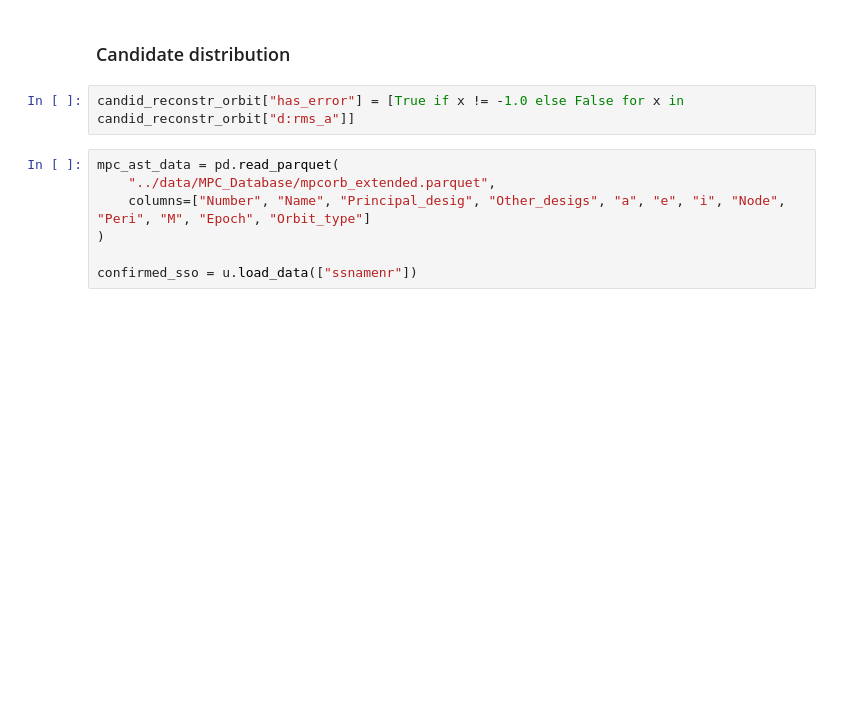
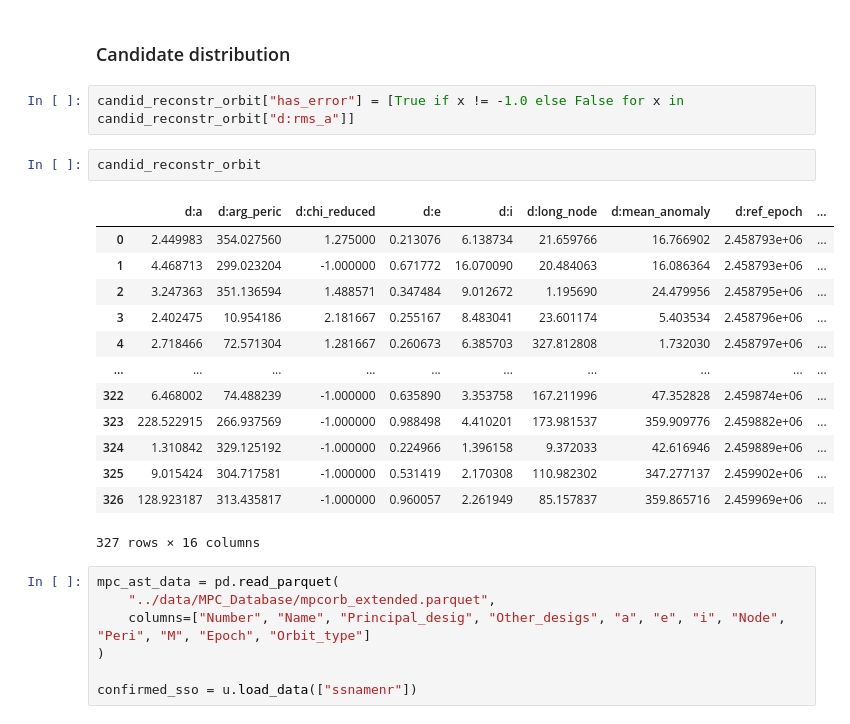
Before and after one commit to FusRoman/fink-fat, a Jupyter notebook: notebook/results_analysis/candidates_fink_fat.ipynb, the cells around one changed output. Saved outputs shown, nothing was run; the diff lists cells and outputs as text; blank space fills up the shorter version.

```diff
--- a/notebook/results_analysis/candidates_fink_fat.ipynb
+++ b/notebook/results_analysis/candidates_fink_fat.ipynb
@@ -195,6 +227,22 @@ pure_obj
 ### Candidate distribution
 # %%
 candid_reconstr_orbit["has_error"] = [True if x != -1.0 else False for x in  candid_reconstr_orbit["d:rms_a"]]
+# %%
+candid_reconstr_orbit
+# %% [output]
+|  | d:a | d:arg_peric | d:chi_reduced | d:e | d:i | d:long_node | d:mean_anomaly | d:ref_epoch | ... |
+| 0 | 2.449983 | 354.027560 | 1.275000 | 0.213076 | 6.138734 | 21.659766 | 16.766902 | 2.458793e+06 | ... |
+| 1 | 4.468713 | 299.023204 | -1.000000 | 0.671772 | 16.070090 | 20.484063 | 16.086364 | 2.458793e+06 | ... |
+| 2 | 3.247363 | 351.136594 | 1.488571 | 0.347484 | 9.012672 | 1.195690 | 24.479956 | 2.458795e+06 | ... |
+| 3 | 2.402475 | 10.954186 | 2.181667 | 0.255167 | 8.483041 | 23.601174 | 5.403534 | 2.458796e+06 | ... |
+| 4 | 2.718466 | 72.571304 | 1.281667 | 0.260673 | 6.385703 | 327.812808 | 1.732030 | 2.458797e+06 | ... |
+| ... | ... | ... | ... | ... | ... | ... | ... | ... | ... |
+| 322 | 6.468002 | 74.488239 | -1.000000 | 0.635890 | 3.353758 | 167.211996 | 47.352828 | 2.459874e+06 | ... |
+| 323 | 228.522915 | 266.937569 | -1.000000 | 0.988498 | 4.410201 | 173.981537 | 359.909776 | 2.459882e+06 | ... |
+| 324 | 1.310842 | 329.125192 | -1.000000 | 0.224966 | 1.396158 | 9.372033 | 42.616946 | 2.459889e+06 | ... |
+| 325 | 9.015424 | 304.717581 | -1.000000 | 0.531419 | 2.170308 | 110.982302 | 347.277137 | 2.459902e+06 | ... |
+| 326 | 128.923187 | 313.435817 | -1.000000 | 0.960057 | 2.261949 | 85.157837 | 359.865716 | 2.459969e+06 | ... |
+327 rows × 16 columns
 # %%
 mpc_ast_data = pd.read_parquet(
     "../data/MPC_Database/mpcorb_extended.parquet",
```
Also changed, not shown: parts of 5 cells of this notebook, 4 other files.
